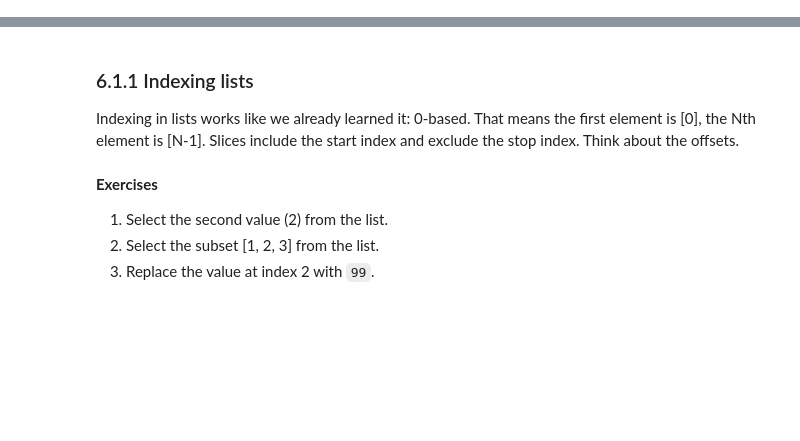
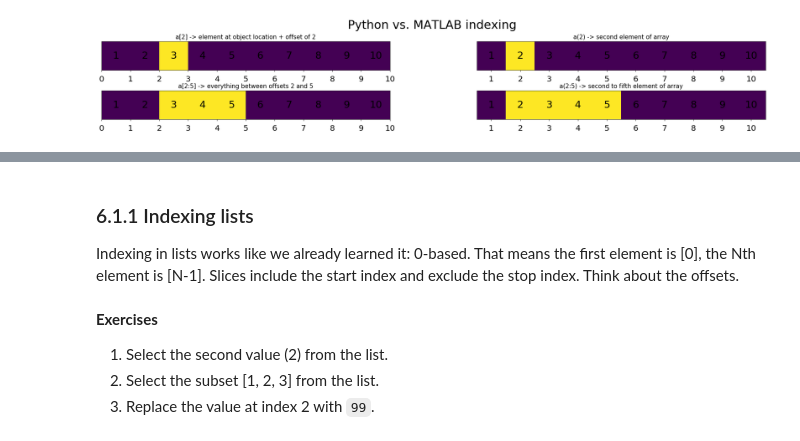
Before and after one commit to LukasNeugebauer/Python_Workshop, a Jupyter notebook: notebooks/06_Data_types.ipynb, the cells around one changed output, grey strips where cells are left out. Cells and saved outputs as stored; diff of their text form; code cells hidden in the pictures; blank space fills up the shorter version.

```diff
--- a/notebooks/06_Data_types.ipynb
+++ b/notebooks/06_Data_types.ipynb
@@ -18,0 +38,53 @@ Create a list that contains any number of arbitrary objects like `ints`, `functi
+# %%
+import matplotlib.pyplot as plt
+import numpy as np
+from itertools import product
+
+fig, axs = plt.subplots(
+    ncols=2,
+    nrows=2,
+    figsize=(26, 4),
+    constrained_layout=True
+)
+fig.suptitle('Python vs. MATLAB indexing', fontsize=30)
+
+for x,y in product(range(2), range(2)):
+    _ax = axs[x, y]
+    _ax.set_xlim((-0.5, 9.5))
+    _ax.imshow(np.zeros((1, 10)))
+    _ax.set_yticks([])
+    if not y:
+        _ax.set_xticks(np.arange(-0.5,10.5,1))
+        _ax.set_xticklabels([str(x) for x in range(11)], fontsize=20)
+        if not x:
+            _ax.imshow(np.array([0]*2 + [1] + [0]* 7)[np.newaxis, :])
+            _ax.set_title("a[2] -> element at object location + offset of 2", fontsize=15)
+        else:
+            _ax.imshow(np.array([0]*2 + [1] * 3 + [0] * 5)[np.newaxis, ])
+            _ax.set_title("a[2:5] -> everything between offsets 2 and 5", fontsize=15)
+    else:
+        _ax.set_xticks(np.arange(10))
+        _ax.set_xticklabels([str(x + 1) for x in range(10)], fontsize=20)
+        #_ax.xaxis.set_minor_locator(AutoMinorLocator(2))
+        #_ax.xaxis.set_minor_formatter(FormatStrFormatter("%d"))
+        #_ax.tick_params(axis='x', which='minor', labelsize=20)
+        if not x:
+            _ax.imshow(np.array([0]*1 + [1] + [0]* 8)[np.newaxis, :])
+            _ax.set_title("a(2) -> second element of array", fontsize=15)
+        else:
+            _ax.imshow(np.array( [0]*1 + [1] * 4 + [0] * 5)[np.newaxis,:])
+            _ax.set_title("a(2:5) -> second to fifth element of array", fontsize=15)
+
+    _ax.tick_params(axis='x', which='both', direction='out', pad=10)
+    for x in np.arange(10):
+        _ax.text(
+            x,
+            0,
+            str(x+1),
+            fontsize=25,
+            horizontalalignment='center',
+            verticalalignment='center'
+        )
+plt.show()
+# %% [output]
+[figure, added]
```
Also changed, not shown: parts of 10 cells of this notebook, 3 other files.
